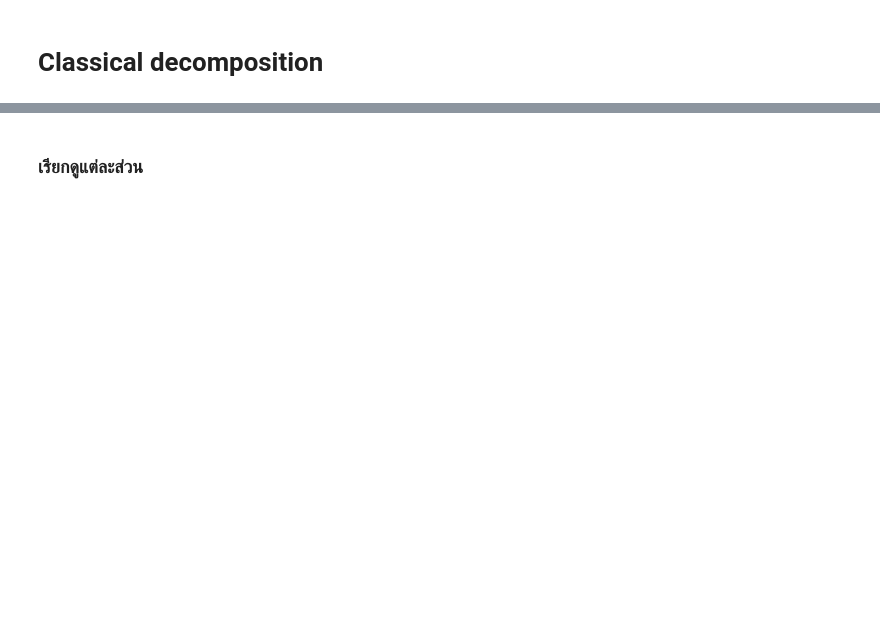
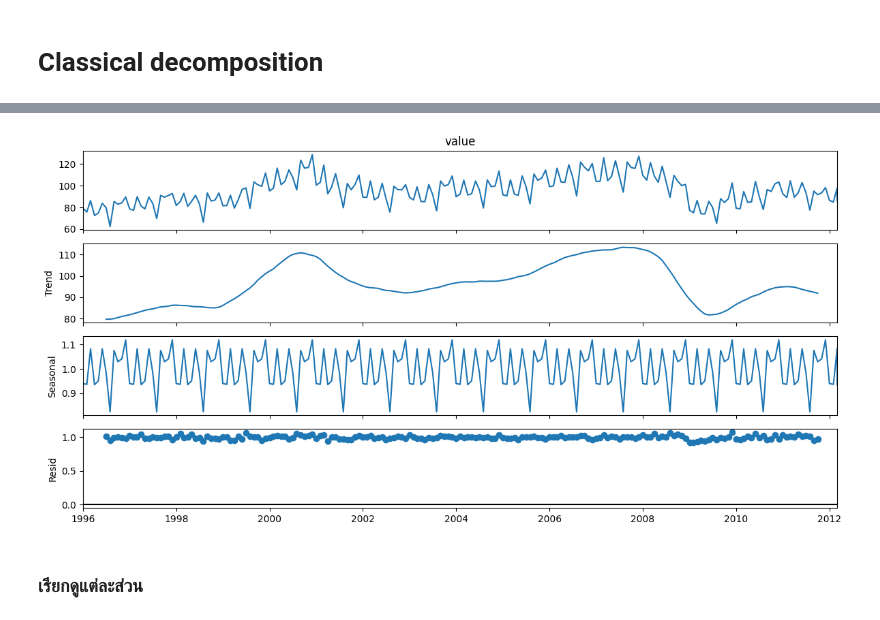
Before and after one commit to Pimwipha302004/Pimwipha-229352-StatisticalLeaening, a Jupyter notebook: 229351_LAB09.ipynb, the cells around one changed output, grey strips where cells are left out. Cells and saved outputs as stored; diff of their text form; code cells hidden in the pictures; blank space fills up the shorter version.

```diff
--- a/229351_LAB09.ipynb
+++ b/229351_LAB09.ipynb
@@ -65,7 +142,9 @@ result_add.plot();
 # %%
-result_mul = seasonal_decompose(data['value'], model='multiplicative')
+result_mul = seasonal_decompose(data['value'], model='multiplicative',period=12)
 
 result_mul.plot();
+# %% [output]
+[figure, added]
 # %% [markdown]
 ### เรียกดูแต่ละส่วน
 # %%
```
Also changed, not shown: parts of 13 cells of this notebook.
